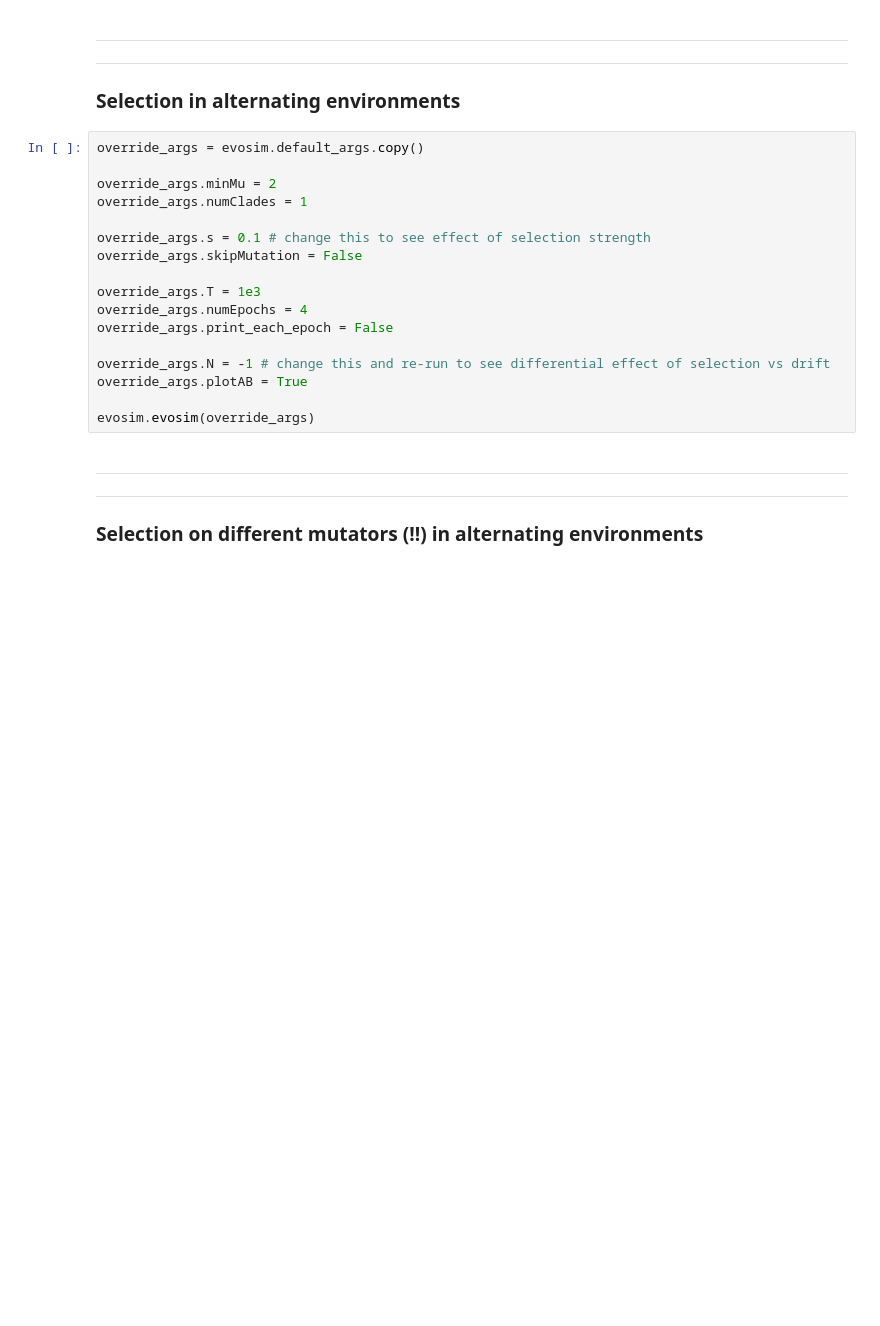
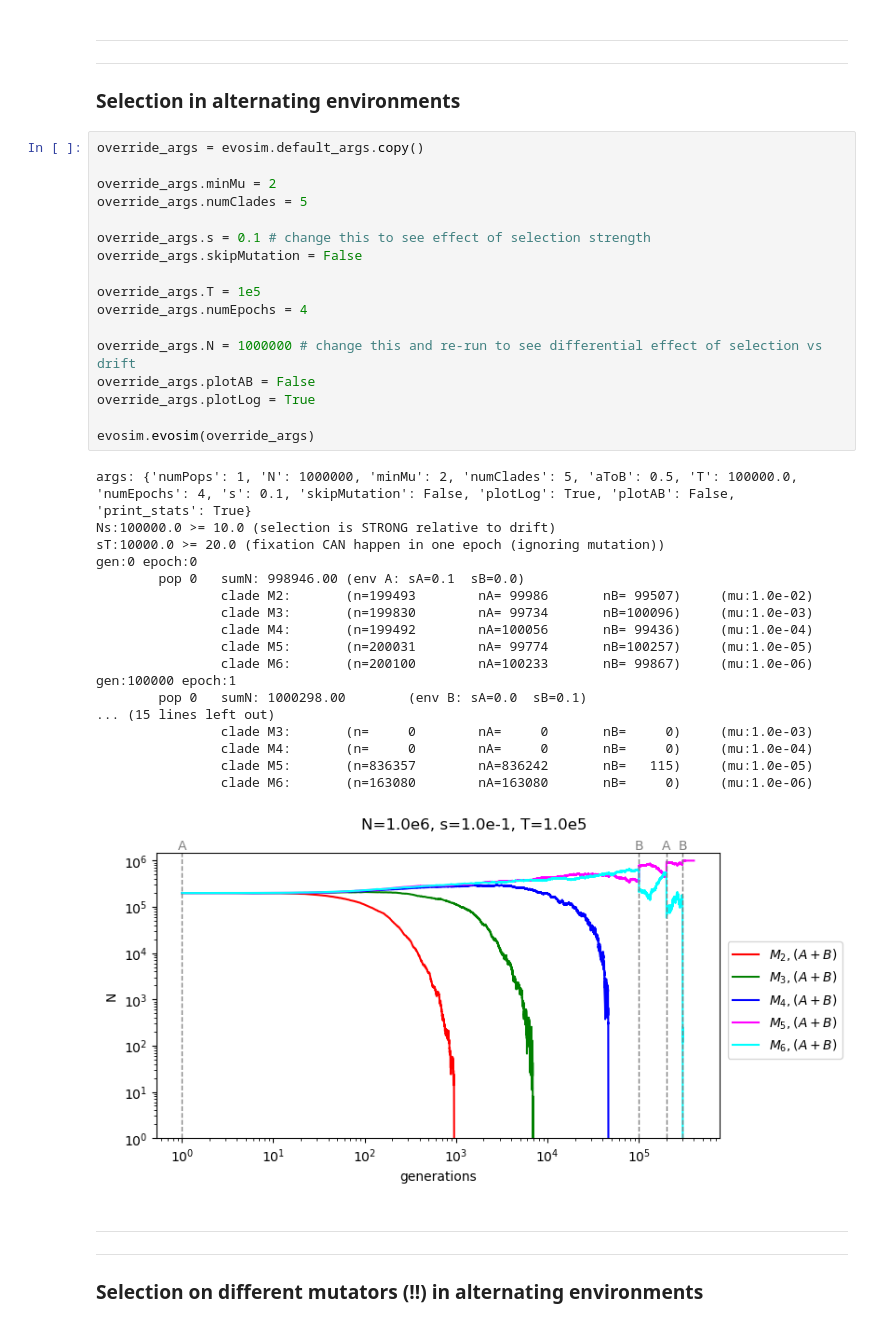
Before and after one commit to mepster/evosim, a Jupyter notebook: evosim.ipynb, the cells around one changed output. Saved outputs shown, nothing was run; the diff lists cells and outputs as text; blank space fills up the shorter version.

```diff
--- a/evosim.ipynb
+++ b/evosim.ipynb
@@ -171,20 +223,39 @@ evosim.evosim(override_args)
 # %%
 override_args = evosim.default_args.copy()
 
 override_args.minMu = 2
-override_args.numClades = 1
+override_args.numClades = 5
 
 override_args.s = 0.1 # change this to see effect of selection strength
 override_args.skipMutation = False
 
-override_args.T = 1e3
+override_args.T = 1e5
 override_args.numEpochs = 4
-override_args.print_each_epoch = False
 
-override_args.N = -1 # change this and re-run to see differential effect of selection vs drift
-override_args.plotAB = True
+override_args.N = 1000000 # change this and re-run to see differential effect of selection vs drift
+override_args.plotAB = False
+override_args.plotLog = True
 
 evosim.evosim(override_args)
+# %% [output]
+args: {'numPops': 1, 'N': 1000000, 'minMu': 2, 'numClades': 5, 'aToB': 0.5, 'T': 100000.0, 'numEpochs': 4, 's': 0.1, 'skipMutation': False, 'plotLog': True, 'plotAB': False, 'print_stats': True}
+Ns:100000.0 >= 10.0 (selection is STRONG relative to drift)
+sT:10000.0 >= 20.0 (fixation CAN happen in one epoch (ignoring mutation))
+gen:0 epoch:0
+        pop 0   sumN: 998946.00 (env A: sA=0.1  sB=0.0)
+                clade M2:       (n=199493        nA= 99986       nB= 99507)     (mu:1.0e-02)
+                clade M3:       (n=199830        nA= 99734       nB=100096)     (mu:1.0e-03)
+                clade M4:       (n=199492        nA=100056       nB= 99436)     (mu:1.0e-04)
+                clade M5:       (n=200031        nA= 99774       nB=100257)     (mu:1.0e-05)
+                clade M6:       (n=200100        nA=100233       nB= 99867)     (mu:1.0e-06)
+gen:100000 epoch:1
+        pop 0   sumN: 1000298.00        (env B: sA=0.0  sB=0.1)
+... (15 lines left out)
+                clade M3:       (n=     0        nA=     0       nB=     0)     (mu:1.0e-03)
+                clade M4:       (n=     0        nA=     0       nB=     0)     (mu:1.0e-04)
+                clade M5:       (n=836357        nA=836242       nB=   115)     (mu:1.0e-05)
+                clade M6:       (n=163080        nA=163080       nB=     0)     (mu:1.0e-06)
+[figure, added]
 # %% [markdown]
 ---
 ---
```
Also changed, not shown: parts of 8 cells of this notebook, 2 other files.
